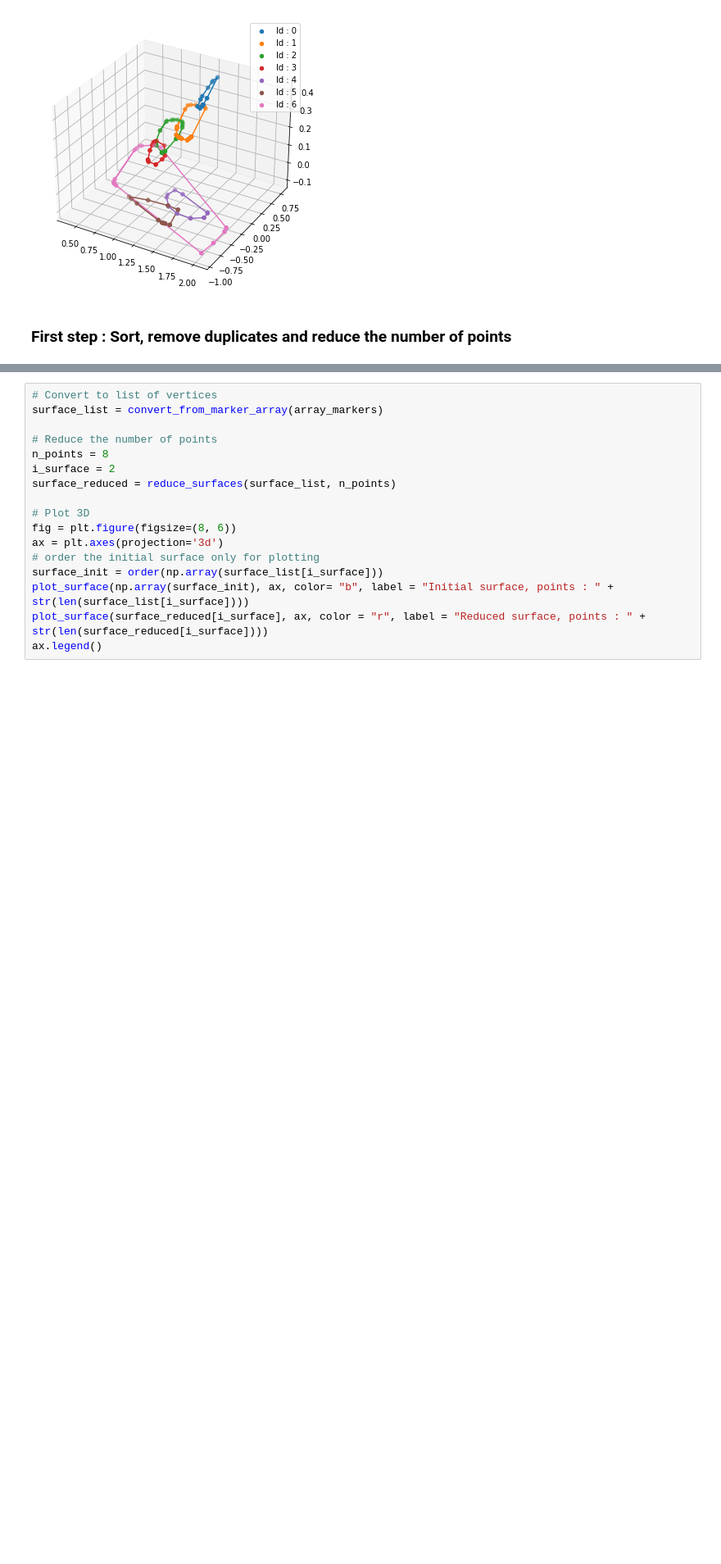
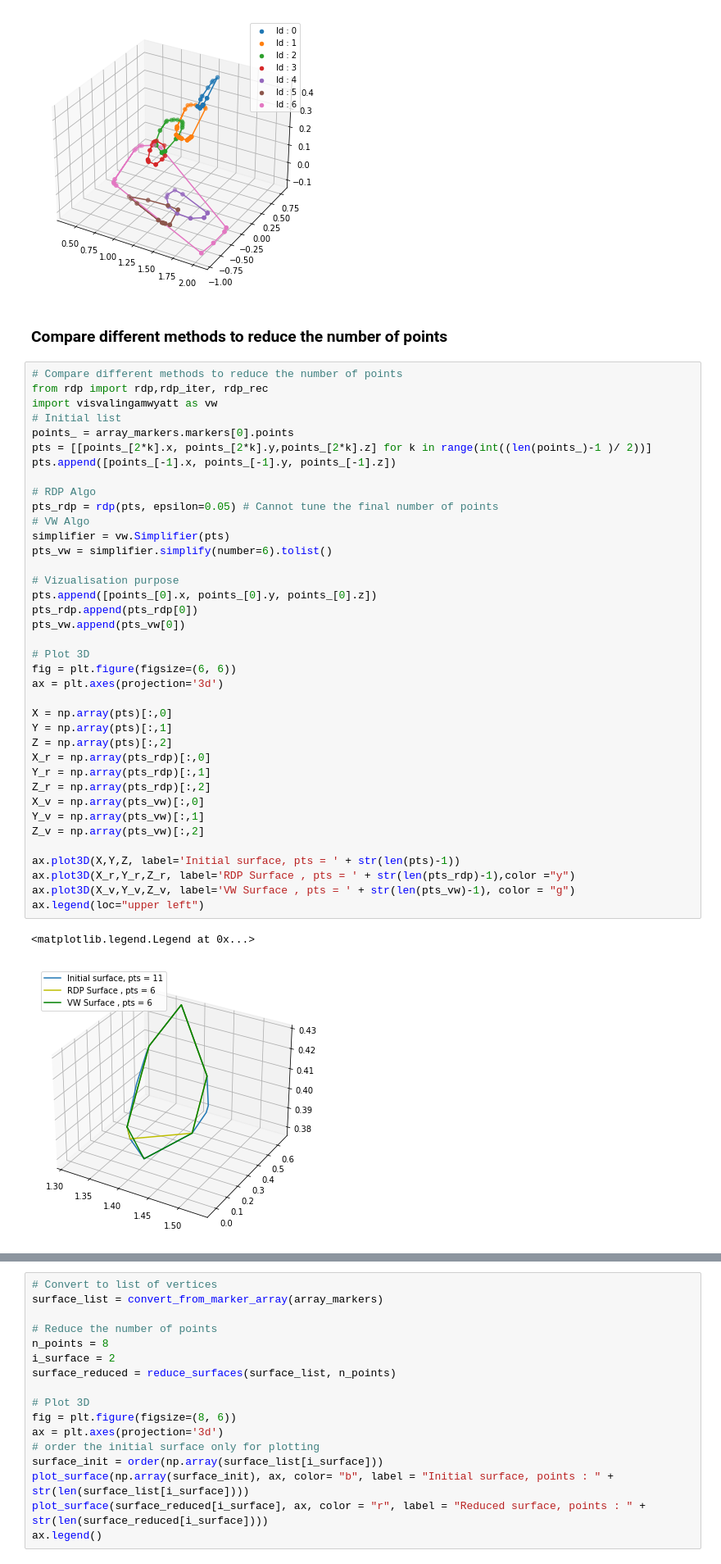
Before and after one commit to thomascbrs/memmo_anymal, a Jupyter notebook: walkgen_surface_processing/notebooks/processing_surfaces.ipynb, the cells around one changed output, grey strips where cells are left out. Shown: that part at 82% size. Drawn from its saved outputs; the diff is of its cells as text; blank space fills up the shorter version.

```diff
--- a/walkgen_surface_processing/notebooks/processing_surfaces.ipynb
+++ b/walkgen_surface_processing/notebooks/processing_surfaces.ipynb
@@ -54,4 +54,45 @@ plot_marker_surface(array_markers, ax )
 <Axes3DSubplot:>
 [figure]
 # %% [markdown]
-### First step : Sort, remove duplicates and reduce the number of points
+### Compare different methods to reduce the number of points
+# %%
+# Compare different methods to reduce the number of points
+from rdp import rdp,rdp_iter, rdp_rec
+import visvalingamwyatt as vw
+# Initial list
+points_ = array_markers.markers[0].points
+pts = [[points_[2*k].x, points_[2*k].y,points_[2*k].z] for k in range(int((len(points_)-1 )/ 2))]
+pts.append([points_[-1].x, points_[-1].y, points_[-1].z])
+
+# RDP Algo
+pts_rdp = rdp(pts, epsilon=0.05) # Cannot tune the final number of points
+# VW Algo
+simplifier = vw.Simplifier(pts)
+pts_vw = simplifier.simplify(number=6).tolist()
+
+# Vizualisation purpose
+pts.append([points_[0].x, points_[0].y, points_[0].z])
+pts_rdp.append(pts_rdp[0])
+pts_vw.append(pts_vw[0])
+
+# Plot 3D
+fig = plt.figure(figsize=(6, 6))
+ax = plt.axes(projection='3d')
+
+X = np.array(pts)[:,0]
+Y = np.array(pts)[:,1]
+Z = np.array(pts)[:,2]
+X_r = np.array(pts_rdp)[:,0]
+Y_r = np.array(pts_rdp)[:,1]
+Z_r = np.array(pts_rdp)[:,2]
+X_v = np.array(pts_vw)[:,0]
+Y_v = np.array(pts_vw)[:,1]
+Z_v = np.array(pts_vw)[:,2]
+
+ax.plot3D(X,Y,Z, label='Initial surface, pts = ' + str(len(pts)-1))
+ax.plot3D(X_r,Y_r,Z_r, label='RDP Surface , pts = ' + str(len(pts_rdp)-1),color ="y")
+ax.plot3D(X_v,Y_v,Z_v, label='VW Surface , pts = ' + str(len(pts_vw)-1), color = "g")
+ax.legend(loc="upper left")
+# %% [output]
+<matplotlib.legend.Legend at 0x...>
+[figure, added]
```
Also changed, not shown: parts of 1 cell of this notebook, 1 other file.
